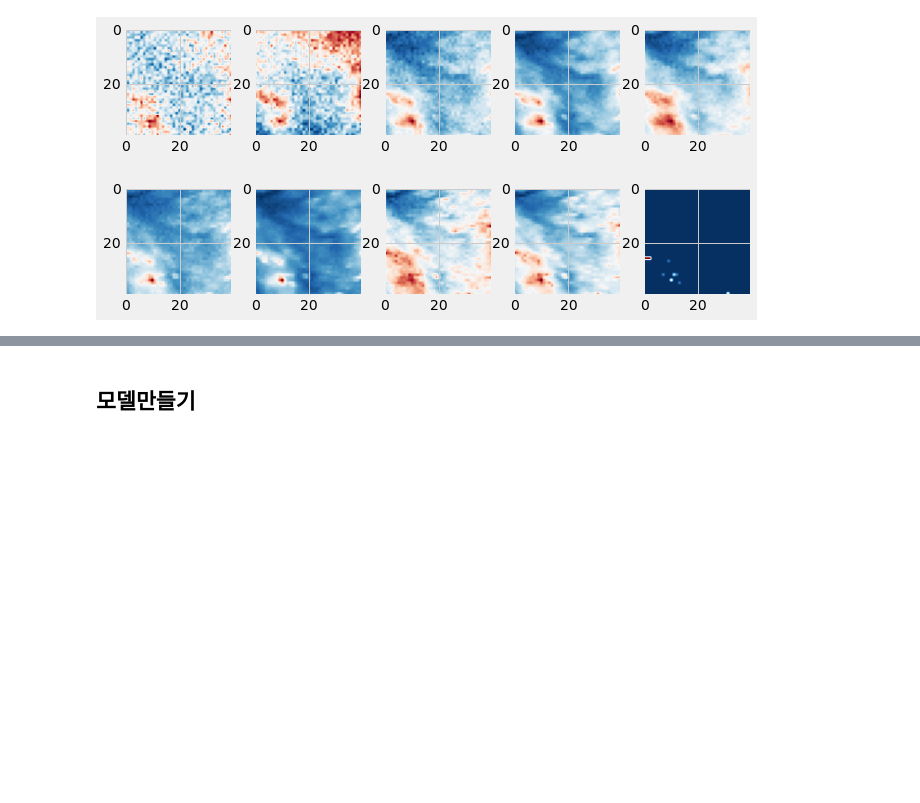
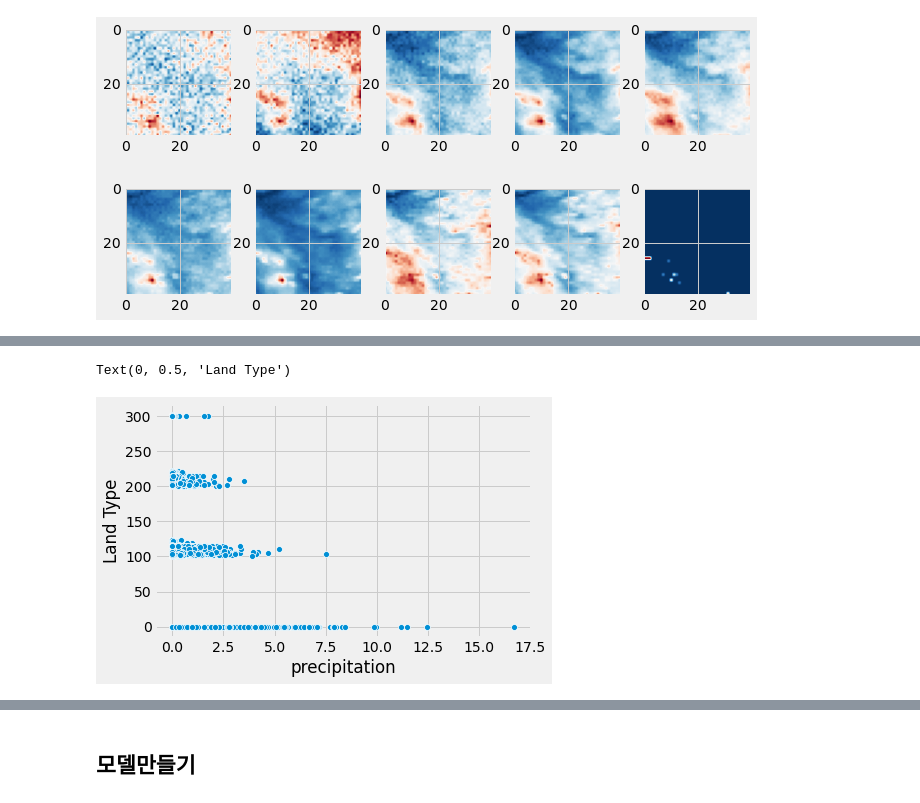
Before and after one commit to deagwon97/dacon-satellite-precipitation, a Jupyter notebook: Dacon_satellite_baseline.ipynb, the cells around one changed output, grey strips where cells are left out. Saved outputs shown, nothing was run; the diff lists cells and outputs as text; code cells hidden in the pictures; blank space fills up the shorter version.

```diff
--- a/Dacon_satellite_baseline.ipynb
+++ b/Dacon_satellite_baseline.ipynb
@@ -74,0 +104,7 @@ plt.show()
+# %%
+sns.scatterplot(precipitation,train_numeric[:,0])
+plt.xlabel('precipitation')
+plt.ylabel('Land Type')
+# %% [output]
+Text(0, 0.5, 'Land Type')
+[figure, added]
```
Also changed, not shown: parts of 14 cells of this notebook.
